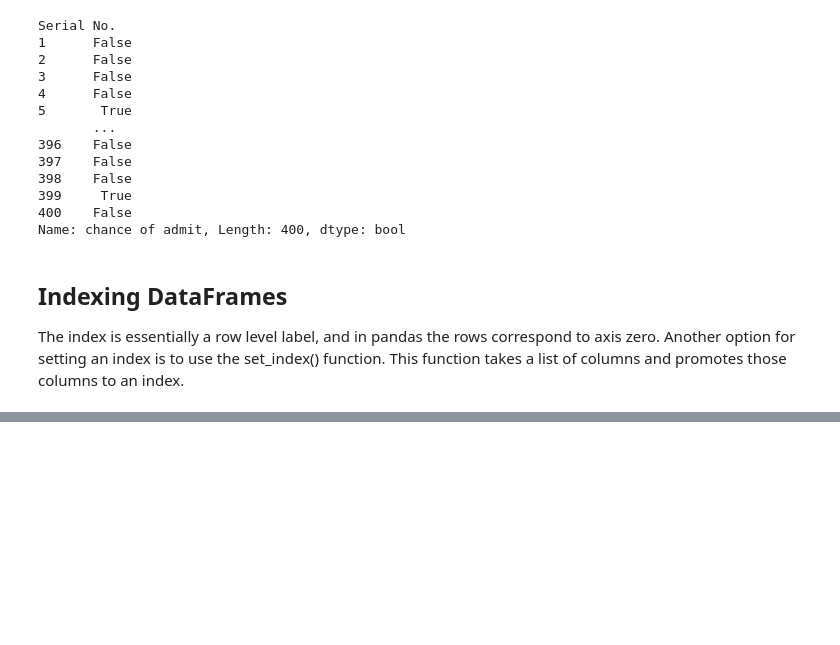
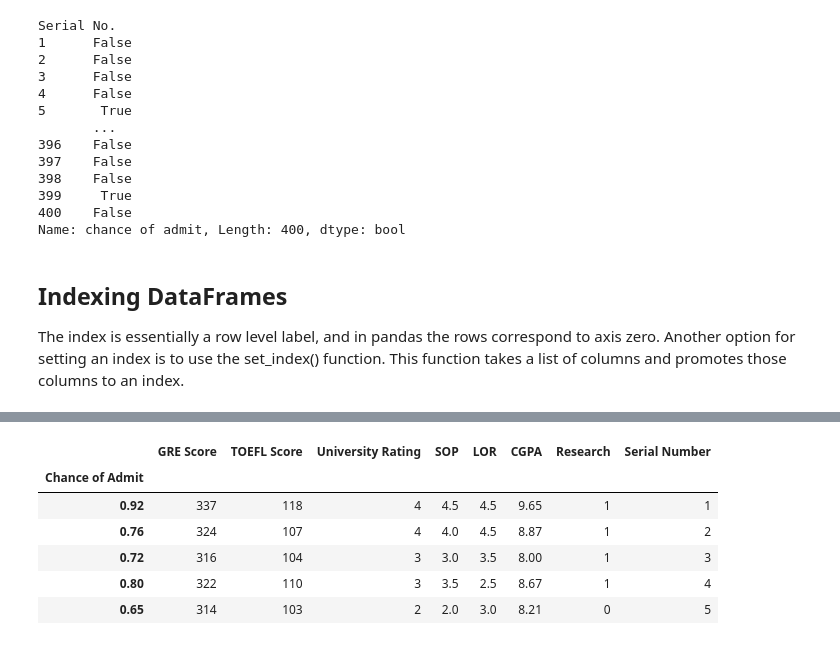
Before and after one commit to irinavalenzuela/Applied-Data-Science-Python, a Jupyter notebook: Week2_Pandas_Series.ipynb, the cells around one changed output, grey strips where cells are left out. Saved outputs shown, nothing was run; the diff lists cells and outputs as text; code cells hidden in the pictures; blank space fills up the shorter version.

```diff
--- a/Week2_Pandas_Series.ipynb
+++ b/Week2_Pandas_Series.ipynb
@@ -966,3 +966,8 @@ Another option for setting an index is to use the set_index() function. This fun
 # it values from the index attribute.
 
 # Lets import pandas and our admissions dataset
+
+import pandas as pd
+
+df=pd.read_csv("Admission_Predict.csv",index_col=0)
+df.head()
@@ -968,0 +982,20 @@ Another option for setting an index is to use the set_index() function. This fun
+# %%
+# Let's say that we don't want to index the DataFrame by serial numbers, but instead by the
+# chance of admit.
+# Lets preserve the serial number into a new column: indexing operator on the string that has the column label.
+# Then we can use the set_index to set index of the column to chance of admit
+
+# So we copy the indexed data into its own column
+df['Serial Number']=df.index
+
+# Set the index to another column
+df=df.set_index('Chance of Admit ')
+df.head()
+# %% [output]
+|  | GRE Score | TOEFL Score | University Rating | SOP | LOR | CGPA | Research | Serial Number |
+| Chance of Admit |  |  |  |  |  |  |  |  |
+| 0.92 | 337 | 118 | 4 | 4.5 | 4.5 | 9.65 | 1 | 1 |
+| 0.76 | 324 | 107 | 4 | 4.0 | 4.5 | 8.87 | 1 | 2 |
+| 0.72 | 316 | 104 | 3 | 3.0 | 3.5 | 8.00 | 1 | 3 |
+| 0.80 | 322 | 110 | 3 | 3.5 | 2.5 | 8.67 | 1 | 4 |
+| 0.65 | 314 | 103 | 2 | 2.0 | 3.0 | 8.21 | 0 | 5 |
```
Also changed, not shown: parts of 2 cells of this notebook.
